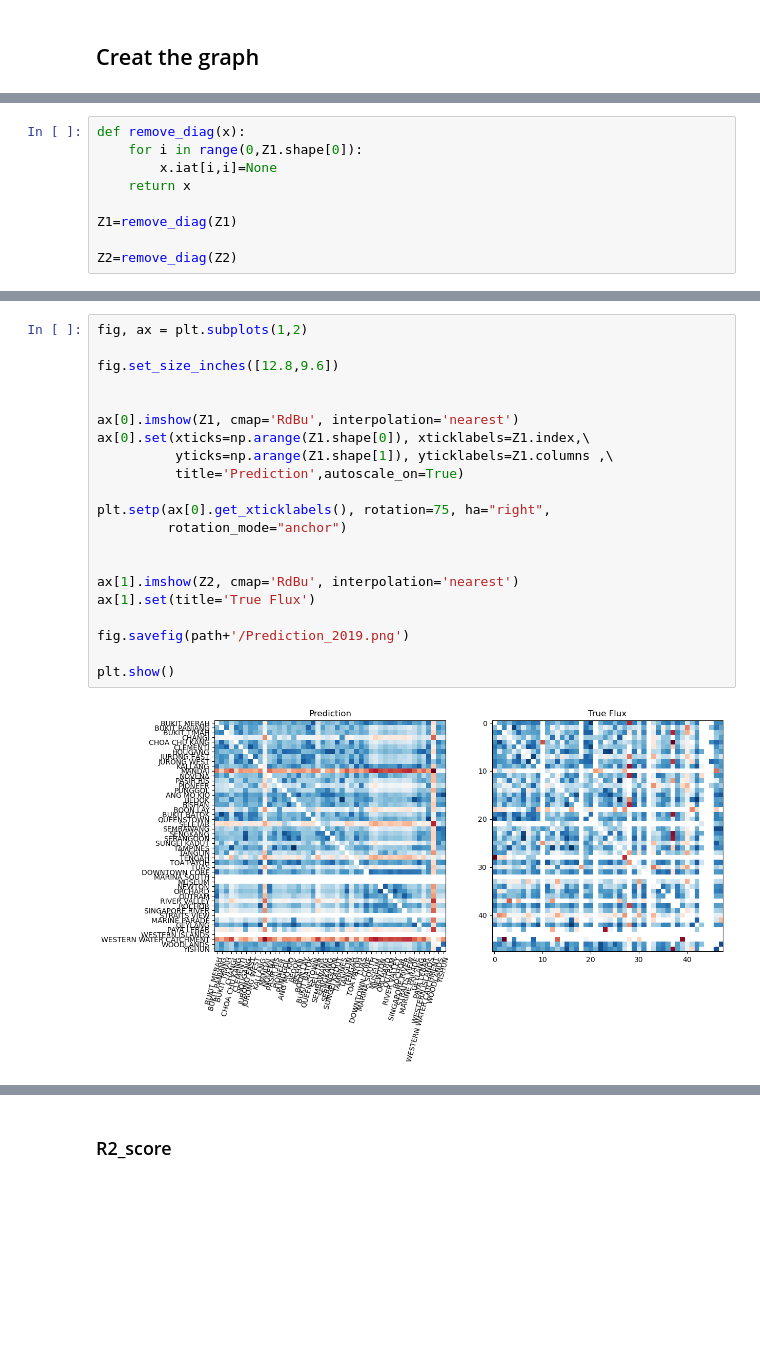
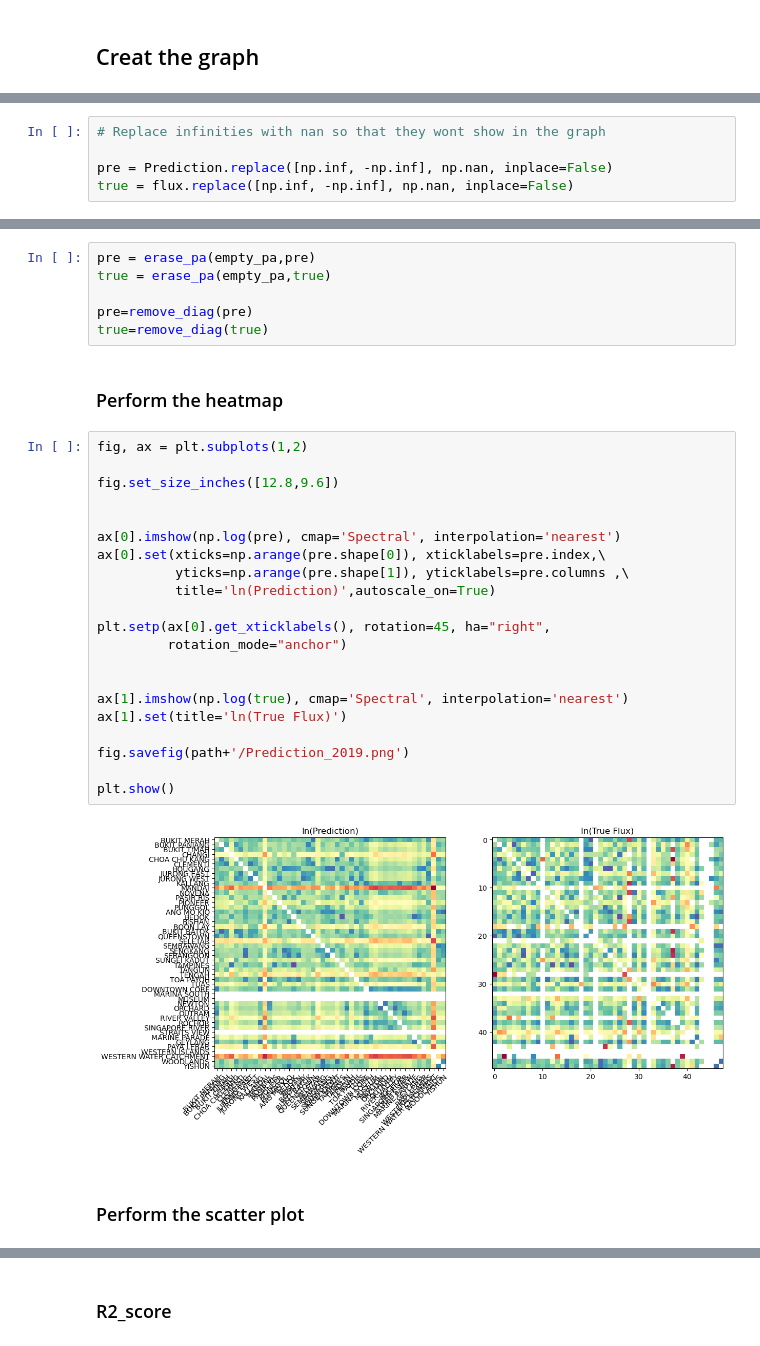
Before and after one commit to Pawpaw497/MPT-project, a Jupyter notebook: Evaluation_2019.ipynb, the cells around one changed output, grey strips where cells are left out. Cells and saved outputs as stored; diff of their text form; blank space fills up the shorter version.

```diff
--- a/Evaluation_2019.ipynb
+++ b/Evaluation_2019.ipynb
@@ -79,9 +37,0 @@ for pa in empty_pa:
-# %%
-def remove_diag(x):
-    for i in range(0,Z1.shape[0]):
-        x.iat[i,i]=None
-    return x
-
-Z1=remove_diag(Z1)
-
-Z2=remove_diag(Z2)
@@ -94,0 +40,5 @@ array([nan, nan, nan, nan, nan, nan, nan, nan, nan, nan, nan, nan, nan,
+# %%
+# Replace infinities with nan so that they wont show in the graph
+
+pre = Prediction.replace([np.inf, -np.inf], np.nan, inplace=False)
+true = flux.replace([np.inf, -np.inf], np.nan, inplace=False)
@@ -95,25 +71,35 @@ array([nan, nan, nan, nan, nan, nan, nan, nan, nan, nan, nan, nan, nan,
+# %%
+pre = erase_pa(empty_pa,pre)
+true = erase_pa(empty_pa,true)
+
+pre=remove_diag(pre)
+true=remove_diag(true)
+# %% [markdown]
+### Perform the heatmap
 # %%
 fig, ax = plt.subplots(1,2)
 
 fig.set_size_inches([12.8,9.6])
 
 
-ax[0].imshow(Z1, cmap='RdBu', interpolation='nearest')
-ax[0].set(xticks=np.arange(Z1.shape[0]), xticklabels=Z1.index,\
-          yticks=np.arange(Z1.shape[1]), yticklabels=Z1.columns ,\
-          title='Prediction',autoscale_on=True)
+ax[0].imshow(np.log(pre), cmap='Spectral', interpolation='nearest')
+ax[0].set(xticks=np.arange(pre.shape[0]), xticklabels=pre.index,\
+          yticks=np.arange(pre.shape[1]), yticklabels=pre.columns ,\
+          title='ln(Prediction)',autoscale_on=True)
 
-plt.setp(ax[0].get_xticklabels(), rotation=75, ha="right",
+plt.setp(ax[0].get_xticklabels(), rotation=45, ha="right",
          rotation_mode="anchor")
 
 
-ax[1].imshow(Z2, cmap='RdBu', interpolation='nearest')
-ax[1].set(title='True Flux')
+ax[1].imshow(np.log(true), cmap='Spectral', interpolation='nearest')
+ax[1].set(title='ln(True Flux)')
 
 fig.savefig(path+'/Prediction_2019.png')
 
 plt.show()
 # %% [output]
-[figure, old version]
+[figure, new version]
+# %% [markdown]
+### Perform the scatter plot
 # %%
 #Scatter plot
```
Also changed, not shown: parts of 43 cells of this notebook, 7 other files.
